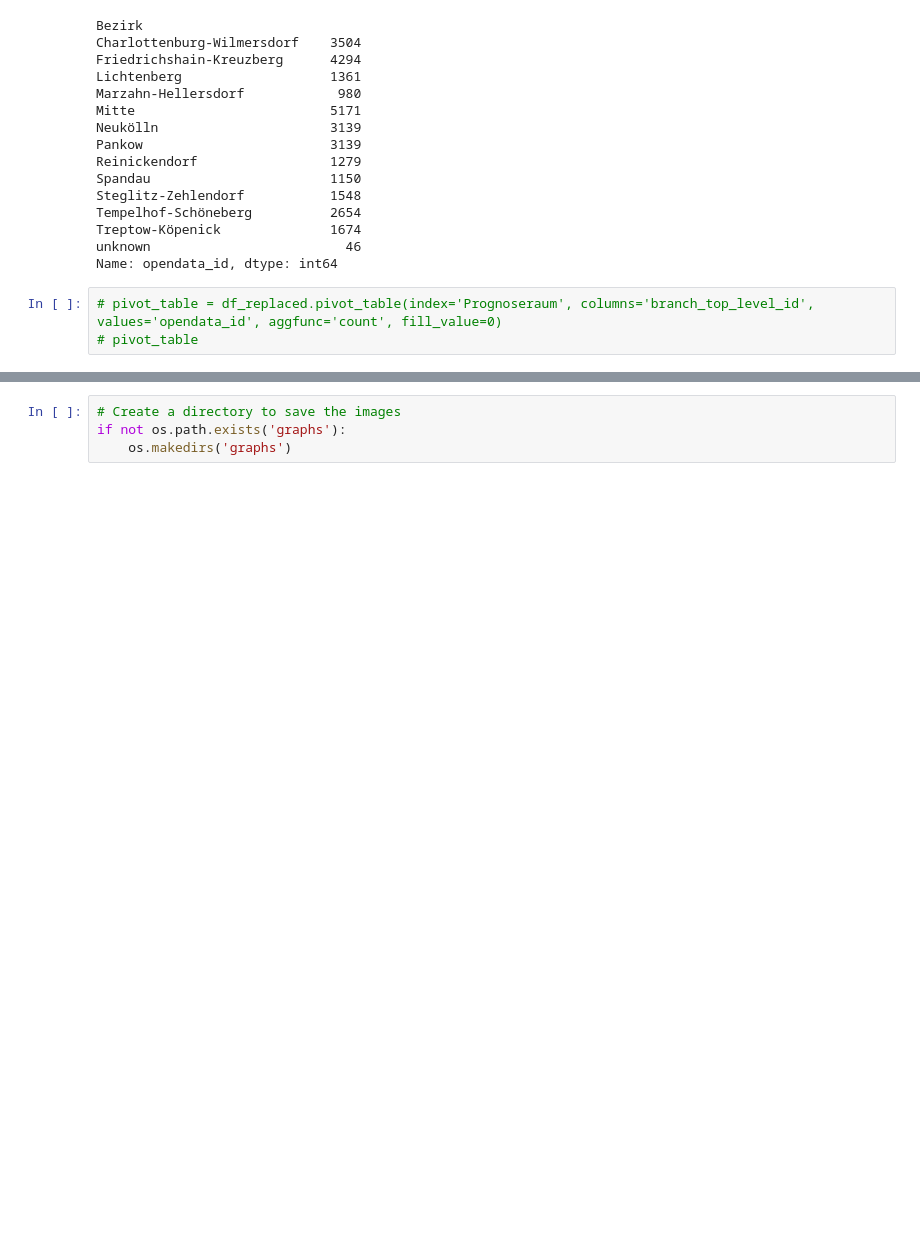
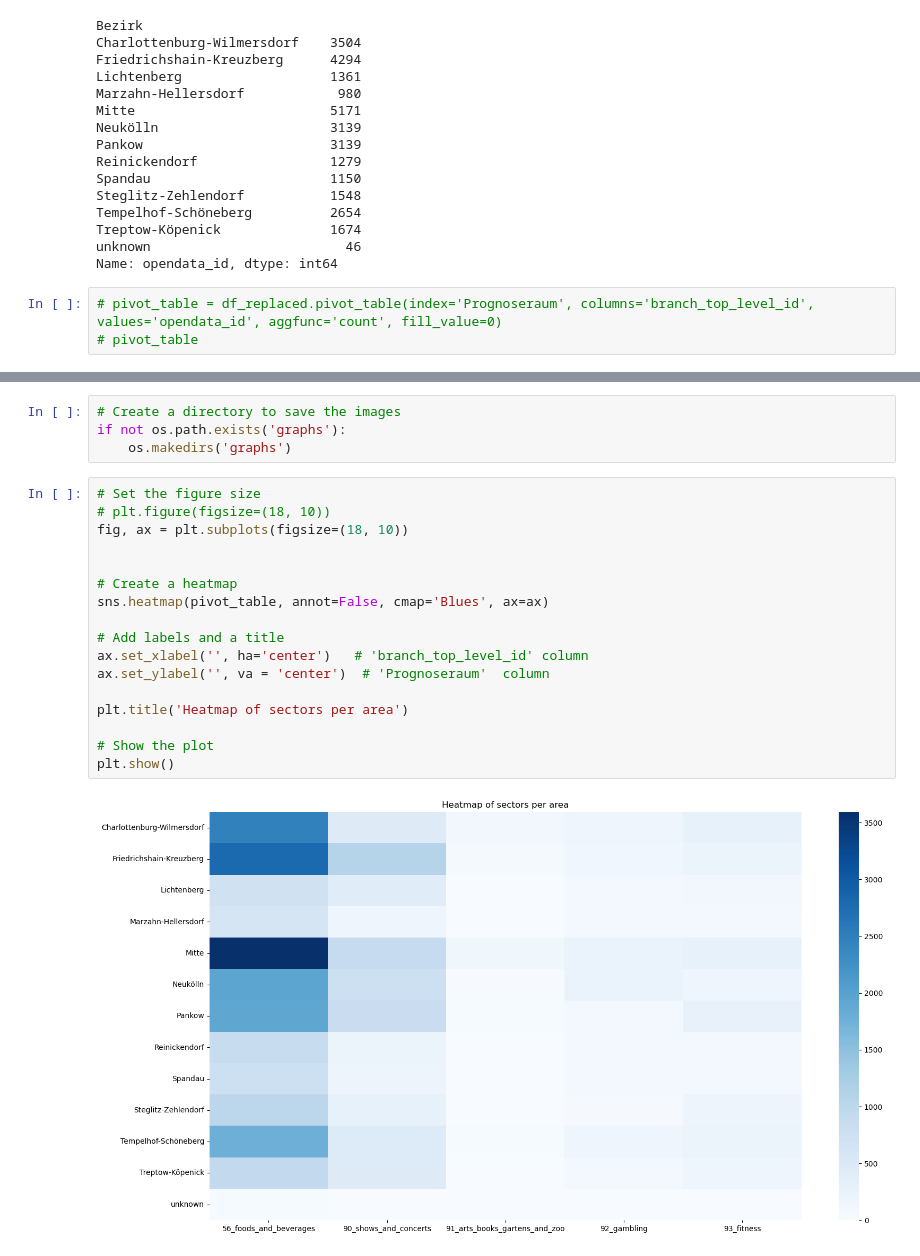
Before and after one commit to KC2016/eda_berlin, a Jupyter notebook: 1_Analysis_of_establishments_per_neighborhood/1_Analysis_of_establishments_per_neighborhood.ipynb, the cells around one changed output, grey strips where cells are left out. Drawn from its saved outputs; the diff is of its cells as text; blank space fills up the shorter version.

Commit message:
add image to heatmap

```diff
--- a/1_Analysis_of_establishments_per_neighborhood/1_Analysis_of_establishments_per_neighborhood.ipynb
+++ b/1_Analysis_of_establishments_per_neighborhood/1_Analysis_of_establishments_per_neighborhood.ipynb
@@ -276,9 +276,28 @@ pivot_table
 | Tempelhof-Schöneberg | 1777 | 476 | 37 | 164 | 200 |
 | Treptow-Köpenick | 953 | 463 | 9 | 82 | 167 |
 | unknown | 29 | 11 | 0 | 0 | 6 |
-# %%
-# Create a directory to save the images
-if not os.path.exists('graphs'):
-    os.makedirs('graphs')
+# %%
+# Create a directory to save the images
+if not os.path.exists('graphs'):
+    os.makedirs('graphs')
+# %%
+# Set the figure size
+# plt.figure(figsize=(18, 10))
+fig, ax = plt.subplots(figsize=(18, 10))
+
+
+# Create a heatmap
+sns.heatmap(pivot_table, annot=False, cmap='Blues', ax=ax)
+
+# Add labels and a title
+ax.set_xlabel('', ha='center')   # 'branch_top_level_id' column
+ax.set_ylabel('', va = 'center')  # 'Prognoseraum'  column
+
+plt.title('Heatmap of sectors per area')
+
+# Show the plot
+plt.show()
+# %% [output]
+[figure, added]
 # %%
 # Set the figure size
```
Also changed, not shown: parts of 10 cells of this notebook, 1 other file.
